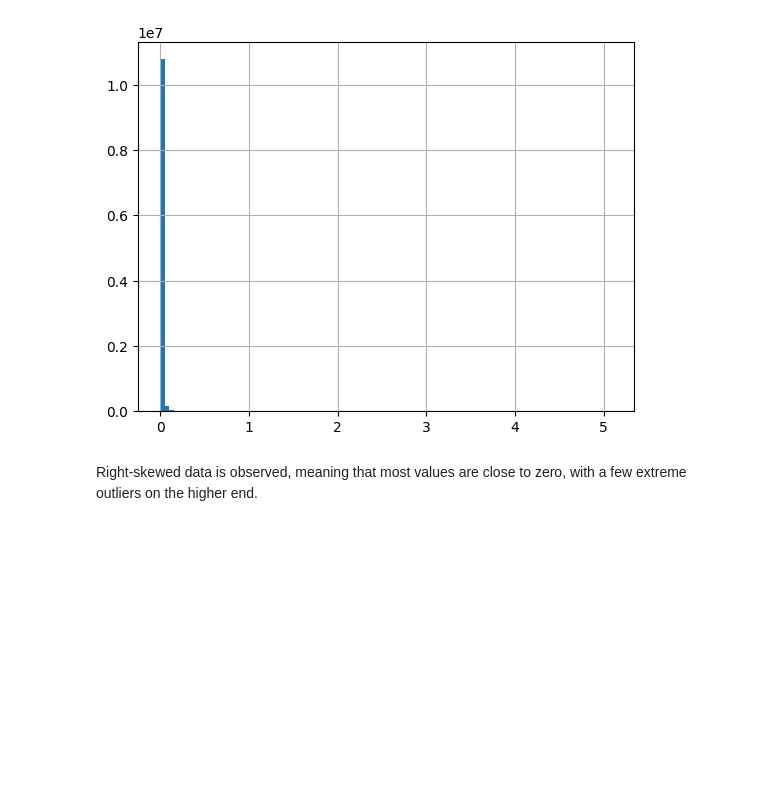
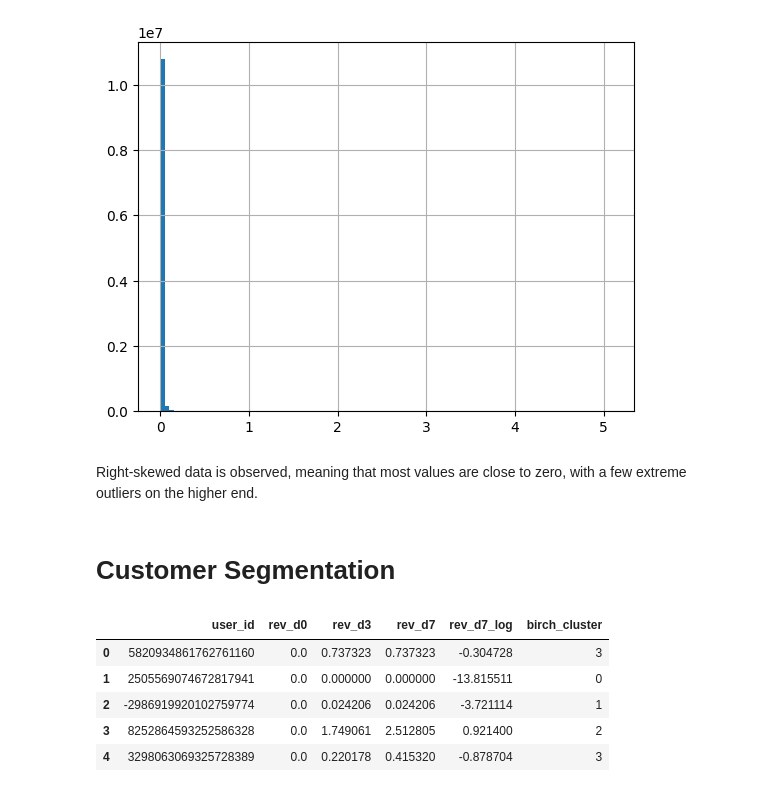
Before and after one commit to ecesuolgunkesici/player-revenue-prediction, a Jupyter notebook: player_revenue_prediction.ipynb, the cells around one changed output. Cells and saved outputs as stored; diff of their text form; code cells hidden in the pictures; blank space fills up the shorter version.

Commit message:
feat: created segments and looker st.report

```diff
--- a/player_revenue_prediction.ipynb
+++ b/player_revenue_prediction.ipynb
@@ -34,3 +33,25 @@ else:
+# %%
+def calculate_revenue_windows(df):
+    #Windows = [0,3,7]
+    df['installed_datetime'] = df['installed_datetime'].dt.tz_localize(None)
+    df['install_date'] = df['installed_datetime'].dt.normalize()
+    df['days_since_install'] = (df['event_date'] - df['install_date']).dt.days
+
+    revenue_df = df[df['ad_revenue'].notnull() & (df['ad_revenue'] > 0)].copy()
+
+    d0 = revenue_df[revenue_df['days_since_install'] == 0].groupby('user_id')['ad_revenue'].sum().rename('rev_d0')
+
+    d3 = revenue_df[revenue_df['days_since_install'] <= 3].groupby('user_id')['ad_revenue'].sum().rename('rev_d3')
+
+    d7 = revenue_df[revenue_df['days_since_install'] <= 7].groupby('user_id')['ad_revenue'].sum().rename('rev_d7')
+
+    user_revenue = pd.DataFrame({'user_id': df['user_id'].unique()})
+    user_revenue = user_revenue.merge(d0, on='user_id', how='left')
+    user_revenue = user_revenue.merge(d3, on='user_id', how='left')
+    user_revenue = user_revenue.merge(d7, on='user_id', how='left')
+    user_revenue.fillna(0, inplace=True)
+
+    return user_revenue
 # %%
 def preprocess_data(raw_df):
     raw_df['event_datetime'] = pd.to_datetime(raw_df['event_timestamp'], unit='us')
@@ -294,3 +327,18 @@ df['ad_revenue'].hist(bins=100)
 [figure]
 # %% [markdown]
 Right-skewed data is observed, meaning that most values are close to zero, with a few extreme outliers on the higher end.
+# %% [markdown]
+# Customer Segmentation
+# %%
+epsilon = 1e-6
+user_revenue['rev_d7_log'] = np.log(user_revenue['rev_d7'] + epsilon)
+birch = Birch(n_clusters=4)
+user_revenue['birch_cluster'] = birch.fit_predict(user_revenue[['rev_d7_log']])
+user_revenue.head()
+# %% [output]
+|  | user_id | rev_d0 | rev_d3 | rev_d7 | rev_d7_log | birch_cluster |
+| 0 | 5820934861762761160 | 0.0 | 0.737323 | 0.737323 | -0.304728 | 3 |
+| 1 | 2505569074672817941 | 0.0 | 0.000000 | 0.000000 | -13.815511 | 0 |
+| 2 | -2986919920102759774 | 0.0 | 0.024206 | 0.024206 | -3.721114 | 1 |
+| 3 | 8252864593252586328 | 0.0 | 1.749061 | 2.512805 | 0.921400 | 2 |
+| 4 | 3298063069325728389 | 0.0 | 0.220178 | 0.415320 | -0.878704 | 3 |
```
Also changed, not shown: parts of 11 cells of this notebook, 2 other files.
